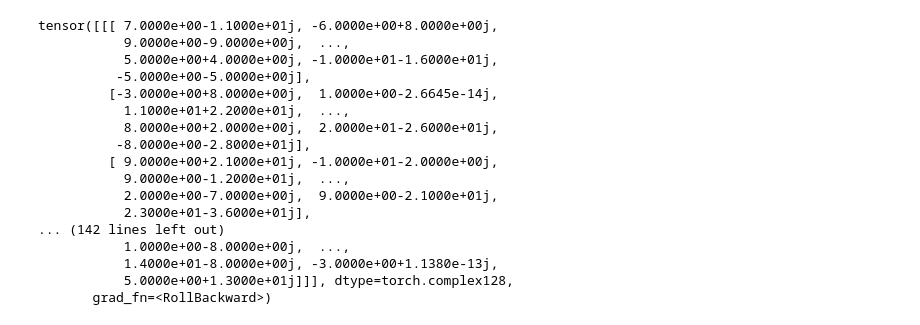
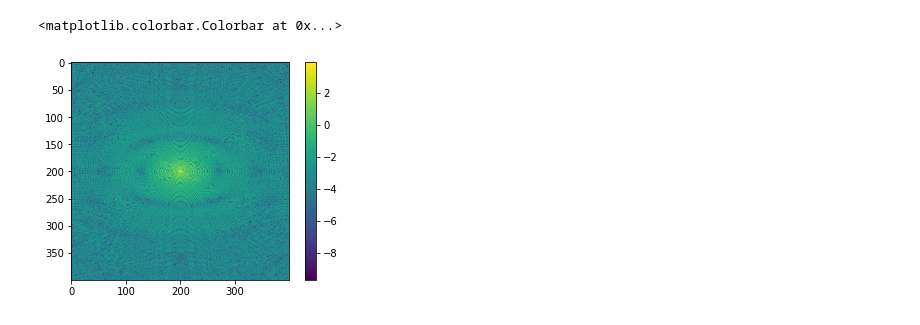
Before and after one commit to guanhuaw/MIRTorch, a Jupyter notebook: examples/test_linops.ipynb, the cells around one changed output. Saved outputs shown, nothing was run; the diff lists cells and outputs as text; code cells hidden in the pictures.

Commit message:
fix linear, addmri example

```diff
--- a/examples/test_linops.ipynb
+++ b/examples/test_linops.ipynb
@@ -170,20 +12,13 @@ tensor([[[ 7.0000e+00-1.1000e+01j, -6.0000e+00+8.0000e+00j,
-# %%
-(Fop.H*Fop)*k_c
-# %% [output]
-tensor([[[ 7.0000e+00-1.1000e+01j, -6.0000e+00+8.0000e+00j,
-           9.0000e+00-9.0000e+00j,  ...,
-           5.0000e+00+4.0000e+00j, -1.0000e+01-1.6000e+01j,
-          -5.0000e+00-5.0000e+00j],
-         [-3.0000e+00+8.0000e+00j,  1.0000e+00-2.6645e-14j,
-           1.1000e+01+2.2000e+01j,  ...,
-           8.0000e+00+2.0000e+00j,  2.0000e+01-2.6000e+01j,
-          -8.0000e+00-2.8000e+01j],
-         [ 9.0000e+00+2.1000e+01j, -1.0000e+01-2.0000e+00j,
-           9.0000e+00-1.2000e+01j,  ...,
-           2.0000e+00-7.0000e+00j,  9.0000e+00-2.1000e+01j,
-           2.3000e+01-3.6000e+01j],
-... (142 lines left out)
-           1.0000e+00-8.0000e+00j,  ...,
-           1.4000e+01-8.0000e+00j, -3.0000e+00+1.1380e-13j,
-           5.0000e+00+1.3000e+01j]]], dtype=torch.complex128,
-       grad_fn=<RollBackward>)
+# %%
+# FFT example
+device0 = torch.device('cpu')
+from skimage.data import shepp_logan_phantom
+I_shepp = torch.tensor(shepp_logan_phantom()).to(device0)
+Fop = FFTCn((400, 400), (400, 400), (0,1), norm = 'ortho')
+k_shepp = Fop*I_shepp
+# %%
+plt.imshow(torch.log(torch.abs(k_shepp)).data.numpy())
+plt.colorbar()
+# %% [output]
+<matplotlib.colorbar.Colorbar at 0x...>
+[figure, added]
```
Also changed, not shown: parts of 18 cells of this notebook, 2 other files.
